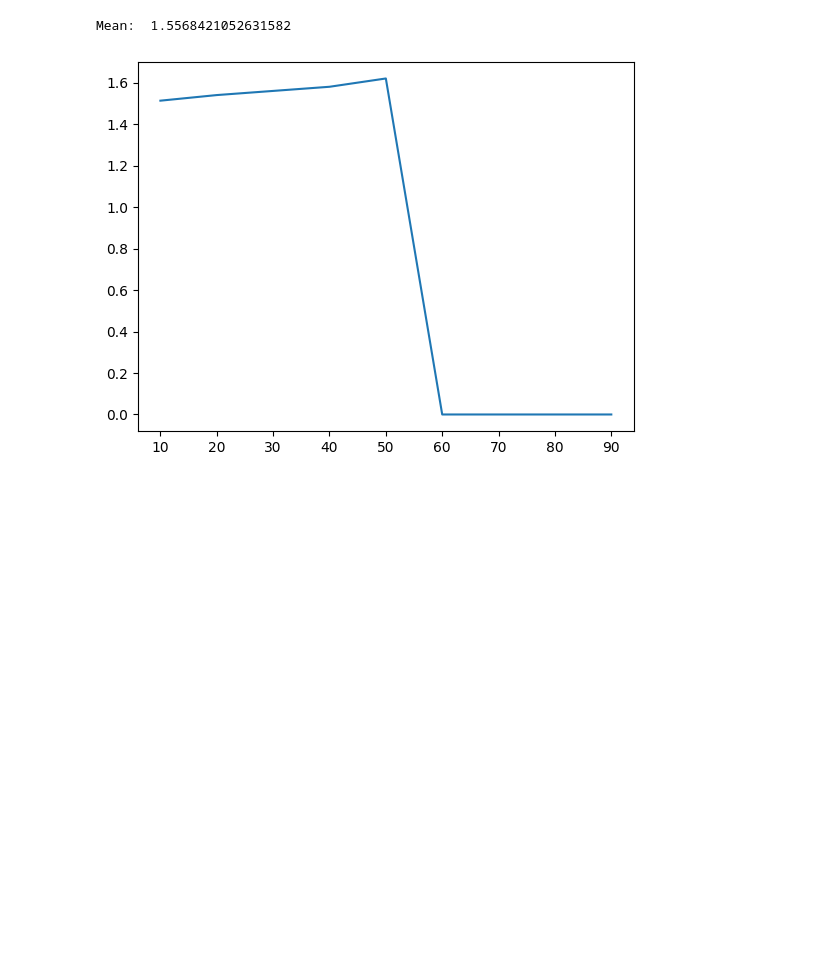
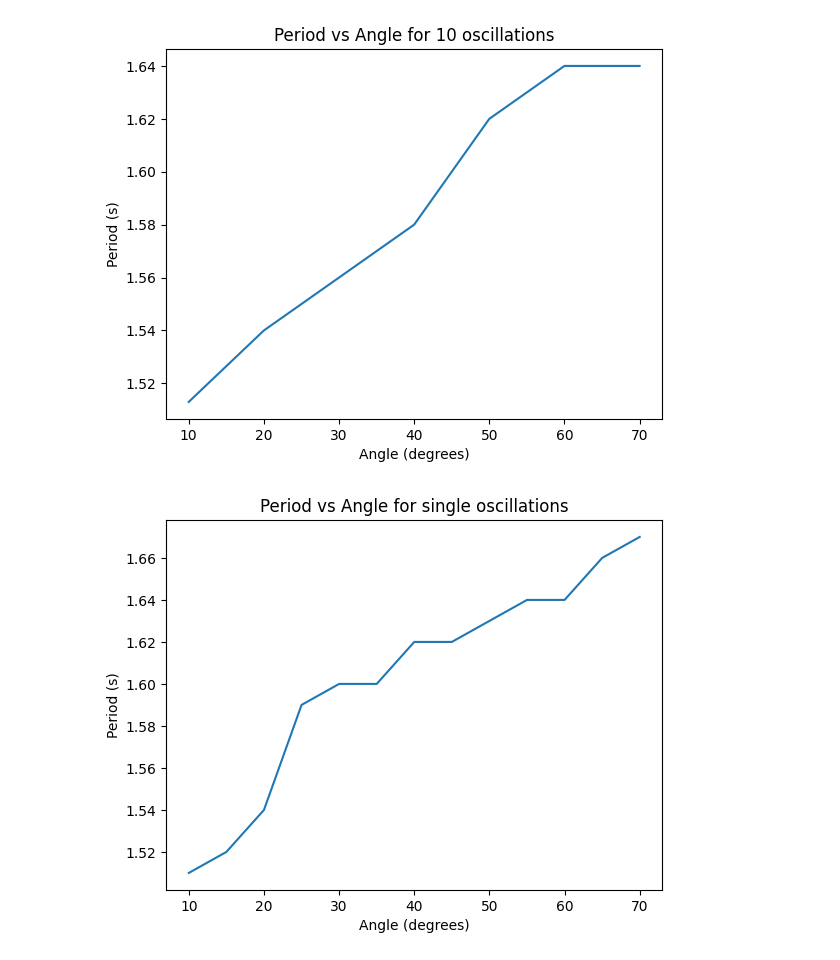
Before and after one commit to RileyFowler02/ENPH353, a Jupyter notebook: Lab1/uncertainty.ipynb, the cells around one changed output. Saved outputs shown, nothing was run; the diff lists cells and outputs as text; code cells hidden in the pictures; blank space fills up the shorter version.

```diff
--- a/Lab1/uncertainty.ipynb
+++ b/Lab1/uncertainty.ipynb
@@ -6,22 +5,0 @@ Matplotlib is building the font cache; this may take a moment.
-# %%
-times = [1.59, 1.48, 1.55, 1.59, 1.61, 1.53, 1.46, 1.60, 1.53, 1.61, 1.58, 1.46, 1.54, 1.57, 1.59, 1.53, 1.56, 1.59, 1.55, 1.50, 1.53, 1.54, 1.66, 1.68, 1.55, 1.56, 1.5, 1.54, 1.59, 1.61, 1.53, 1.56, 1.61, 1.55, 1.53, 1.59, 1.42, 1.59]
-print("Mean: ", np.mean(times))
-# %% [output]
-Mean:  1.5568421052631582
-# %%
-import matplotlib.pyplot as plt
-
-q7_data = [
-    {'angle': 10, 'period': 1.513},
-    {'angle': 20, 'period': 1.54},
-    {'angle': 30, 'period': 1.56},
-    {'angle': 40, 'period': 1.58},
-    {'angle': 50, 'period': 1.62},
-    {'angle': 60, 'period': 1.64},
-    {'angle': 70, 'period': 1.64},
-]
-
-plt.plot([d['angle'] for d in q7_data], [d['period'] for d in q7_data])
-plt.show()
-# %% [output]
-[figure, removed]
@@ -27,0 +23,46 @@ plt.show()
+# %%
+# question 7
+
+import matplotlib.pyplot as plt
+
+q7_data = [
+    {'angle': 10, 'period': 1.513},
+    {'angle': 20, 'period': 1.54},
+    {'angle': 30, 'period': 1.56},
+    {'angle': 40, 'period': 1.58},
+    {'angle': 50, 'period': 1.62},
+    {'angle': 60, 'period': 1.64},
+    {'angle': 70, 'period': 1.64},
+]
+
+plt.plot([d['angle'] for d in q7_data], [d['period'] for d in q7_data])
+plt.xlabel('Angle (degrees)')
+plt.ylabel('Period (s)')
+plt.title('Period vs Angle for 10 oscillations')
+plt.show()
+
+# KEIRAN THIS IS FAKE DATA THAT IS NOT REAL (i.e., FAKE) I MADE IT CUZ WE MISSED PART OF A QUESTION SO JUST IGNORE THAT WE DIDN'T RECORD THIS ANYWHERE ELSE - xoxo Riley
+q7_data_extended = [
+    {'angle': 10, 'period': 1.51},
+    {'angle': 15, 'period': 1.52},
+    {'angle': 20, 'period': 1.54},
+    {'angle': 25, 'period': 1.59},
+    {'angle': 30, 'period': 1.60},
+    {'angle': 35, 'period': 1.60},
+    {'angle': 40, 'period': 1.62},
+    {'angle': 45, 'period': 1.62},
+    {'angle': 50, 'period': 1.63},
+    {'angle': 55, 'period': 1.64},
+    {'angle': 60, 'period': 1.64},
+    {'angle': 65, 'period': 1.66},
+    {'angle': 70, 'period': 1.67},
+]
+
+plt.plot([d['angle'] for d in q7_data_extended], [d['period'] for d in q7_data_extended])
+plt.xlabel('Angle (degrees)')
+plt.ylabel('Period (s)')
+plt.title('Period vs Angle for single oscillations')
+plt.show()
+# %% [output]
+[figure, added]
+[figure, added]
```
Also changed, not shown: parts of 2 cells of this notebook, 3 other files.
